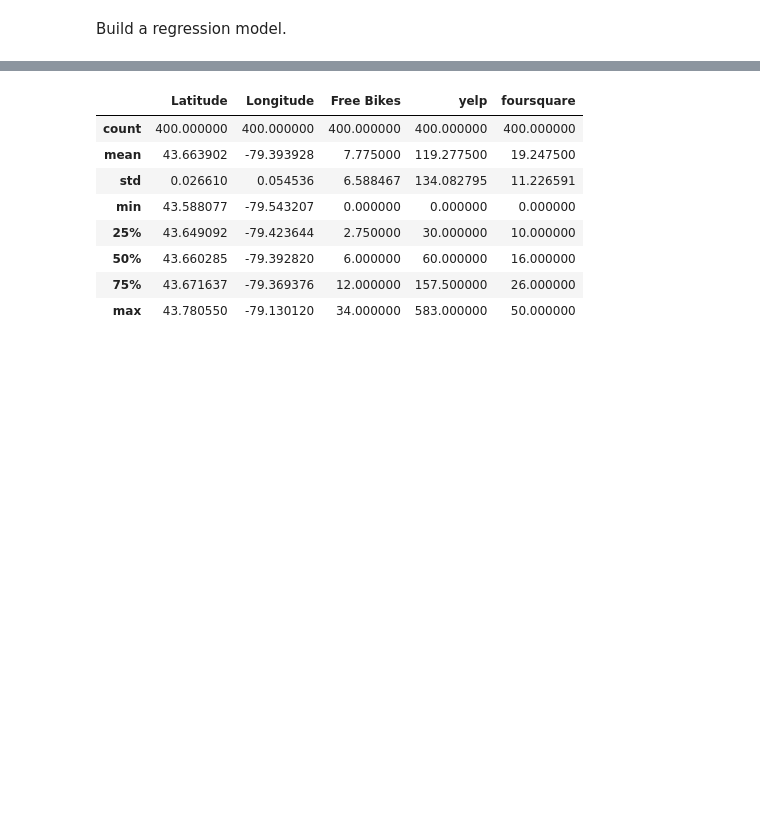
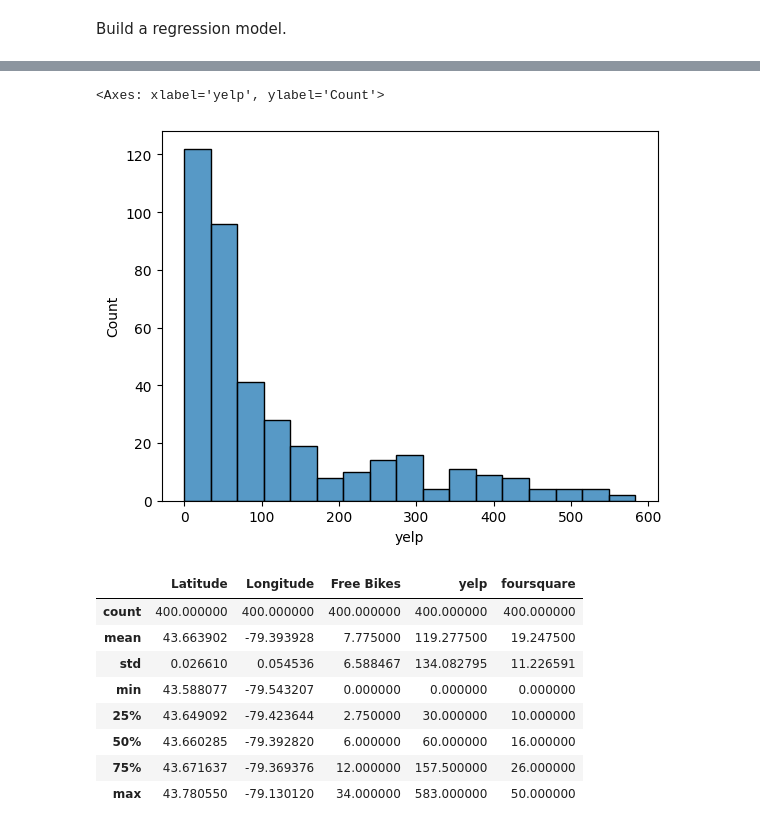
Before and after one commit to DavidOrmsby/CityBikes_API, a Jupyter notebook: notebooks/model_building.ipynb, the cells around one changed output, grey strips where cells are left out. Cells and saved outputs as stored; diff of their text form; code cells hidden in the pictures; blank space fills up the shorter version.

```diff
--- a/notebooks/model_building.ipynb
+++ b/notebooks/model_building.ipynb
@@ -12,3 +36,12 @@ Provide model output and an interpretation of the results.
+# %%
+import seaborn as sns
+import matplotlib.pyplot as plt
+
+
+sns.histplot(df['yelp'])   ##  a quick check of the distribution reveals no crazy outliers
+# %% [output]
+<Axes: xlabel='yelp', ylabel='Count'>
+[figure, added]
 # %%
 df.describe(include='all')
 ## 7.75 bikes are available on average at each station, this might be useful
```
Also changed, not shown: parts of 11 cells of this notebook, 1 other file.
